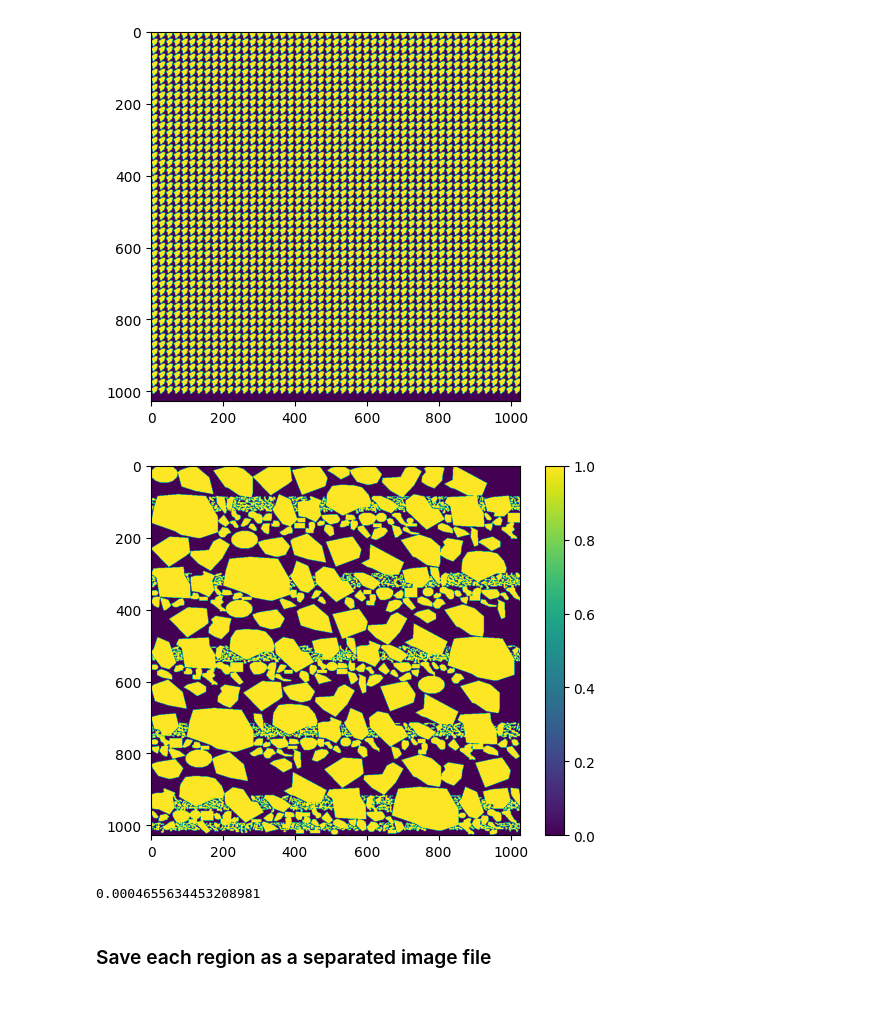
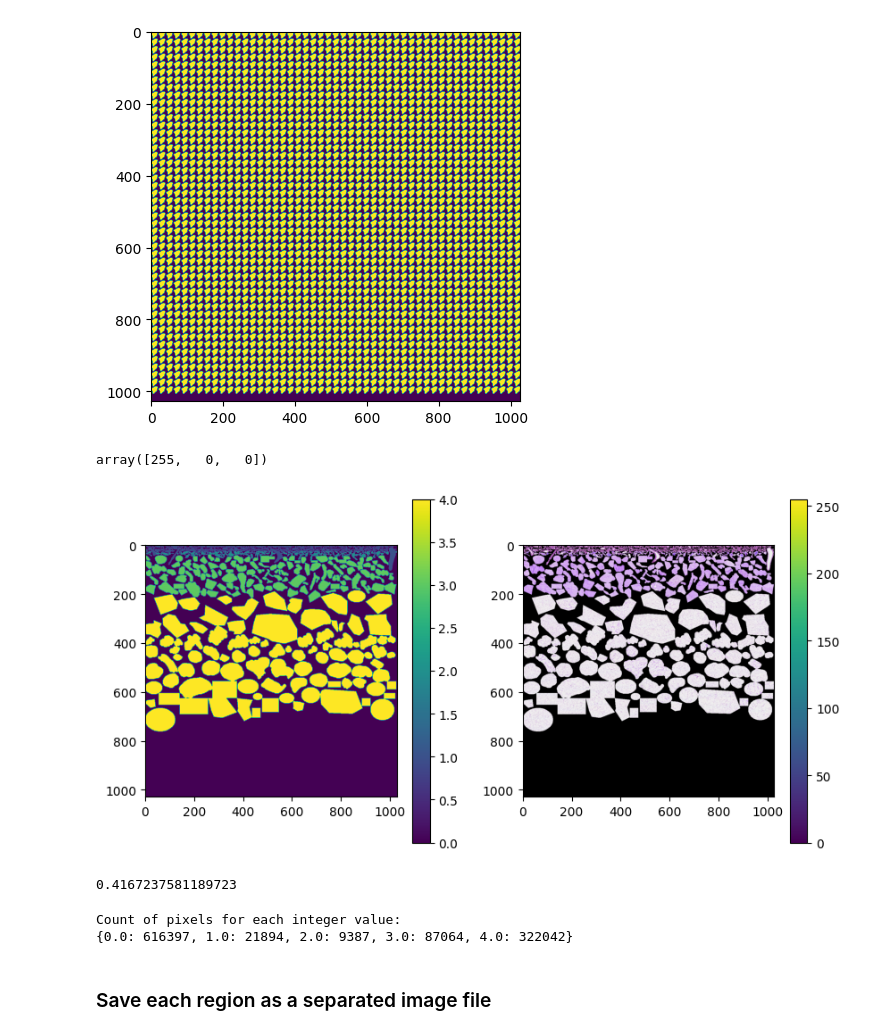
Before and after one commit to 8toz/3d_breast_reconstruction, a Jupyter notebook: train_classifier.ipynb, the cells around one changed output. Drawn from its saved outputs; the diff is of its cells as text; code cells hidden in the pictures; blank space fills up the shorter version.

```diff
--- a/train_classifier.ipynb
+++ b/train_classifier.ipynb
@@ -11,8 +11,10 @@ os.environ["OPENCV_IO_MAX_IMAGE_PIXELS"] = pow(2,40).__str__()
 import cv2
 # %%
 GEOJSON_PATH = './data/GeoJson/H21-066.4_HE332_033_Scan1.qptiff - resolution #1.geojson'
+GEOJSON_PATH_2 = './data/GeoJson/H21-066.4_HE332_225_Scan1#1.geojson'
 IMAGE_PATH = './data/66-4/H21-066.4_HE332_033/processed_4/H21-066.4_HE332_033_Scan1.tif'
-LABEL_DICT = {'epithelium':0, 'blood_vessels':1, 'stroma':2, 'adipocytes':3}
+LABEL_DICT = {'epithelium':1, 'blood_vessels':2, 'stroma':3, 'adipocytes':4}
+COLOR_DICT = {'epithelium':np.array([255, 0, 0]), 'blood_vessels':np.array([0, 0, 255]), 'stroma':np.array([0, 255, 0]) , 'adipocytes':np.array([255, 255, 0])}
 # %%
 def create_folder(folder_path):
     if not os.path.exists(folder_path):
@@ -253,7 +297,7 @@ extract_label(image, labels_df, 37)
 [figure]
 True
 # %%
-test_path = "./data/processed_labels_32/H21-066.4_HE332_033_Scan1_blood vessels_225.png"
+test_path = "./data/processed_labels_32/3_adipocytes/H21-066.4_HE332_033_Scan1_adipocytes_312.png"
 image = cv2.imread(test_path)
 plt.imshow(cv2.cvtColor(image, cv2.COLOR_BGR2RGB))
 # %% [output]
@@ -293,18 +384,29 @@ plt.imshow(global_image)
+# %%
+get_color(image_files[0])
+# %% [output]
+array([255,   0,   0])
 # %%
-root = "./data/processed_labels_32"
 mask_list = []
-for f in tqdm_notebook(os.listdir("./data/processed_labels_32")):
-    image = cv2.imread(os.path.join(root, f))
+rgb_list = []
+for f in tqdm_notebook(image_files):
+
+    image = cv2.imread(f)
+    rgb_list.append(image)
+
     # Convert the color image to grayscale
     gray_image = cv2.cvtColor(image, cv2.COLOR_BGR2GRAY)
     # Threshold the grayscale image to get a binary mask of non-black pixels
     _, mask = cv2.threshold(gray_image, 1, 255, cv2.THRESH_BINARY)
     # Convert the binary mask to a matrix with labels
-    labels_matrix = np.where(mask > 0, 1, 0)
+    labels_matrix = np.where(mask > 0, get_label_index(f), 0)
     mask_list.append(labels_matrix)
 # %%
 # Initialize the global image matrix
-global_image = np.zeros((1028, 1028))
+matrix_size = 1028
+global_image = np.zeros((matrix_size, matrix_size))
+global_rgb = np.zeros((matrix_size, matrix_size, 3), dtype=np.uint8)
+
+
 check = 0
 x_mark, y_mark = 0, 0
 
@@ -313,40 +415,60 @@ for i, labels_matrix in enumerate(mask_list):
     #print(i)
     #x_mark, y_mark = 0, 0
     if check == 1:
         break
 
     # Iterate over rows of the global image
     while x_mark + labels_matrix.shape[0] < global_image.shape[0]:
         # Check if the mask fits horizontally without going out of bounds
         if y_mark + labels_matrix.shape[1] > global_image.shape[1]:
             # Move to the next row
             x_mark += 1
             y_mark = 0
             if x_mark == 1028 and y_mark == 1028:
                 check = 1
                 break
             continue
 
         # Check if the current position in the global image is empty
         if np.all(global_image[x_mark:x_mark+labels_matrix.shape[0], y_mark:y_mark+labels_matrix.shape[1]] == 0):
             # Place the mask into the global image
             global_image[x_mark:x_mark+labels_matrix.shape[0], y_mark:y_mark+labels_matrix.shape[1]] += labels_matrix
+            global_rgb[x_mark:x_mark+labels_matrix.shape[0], y_mark:y_mark+labels_matrix.shape[1]] += rgb_list[i]
             break
 
         # Move to the next column
         y_mark += 1
 
 
 # Display the global image
-plt.imshow(global_image, cmap='viridis')
-plt.colorbar()
+# Create subplots with 1 row and 2 columns
+fig, axes = plt.subplots(1, 2, figsize=(10, 5))
+
+# Plot the first image and its colorbar
+im1 = axes[0].imshow(global_image, cmap='viridis')
+fig.colorbar(im1, ax=axes[0])
+
+# Plot the second image and its colorbar
+im2 = axes[1].imshow(global_rgb, cmap='viridis')
+fig.colorbar(im2, ax=axes[1])
 plt.show()
 # %% [output]
-[figure, old version]
+[figure, new version]
 # %%
-sum(sum(global_image))/1028**2
+check_fill(global_image, 1028)
 # %% [output]
-0.0004655634453208981
+0.4167237581189723
+# %%
+unique_values, counts = np.unique(global_image, return_counts=True)
+
+# Create a dictionary to store the counts for each value
+count_dict = dict(zip(unique_values, counts))
+
+print("Count of pixels for each integer value:")
+print(count_dict)
+# %% [output]
+Count of pixels for each integer value:
+{0.0: 616397, 1.0: 21894, 2.0: 9387, 3.0: 87064, 4.0: 322042}
 # %% [markdown]
 ### Save each region as a separated image file
 # %% [markdown]
```
Also changed, not shown: parts of 10 cells of this notebook.
